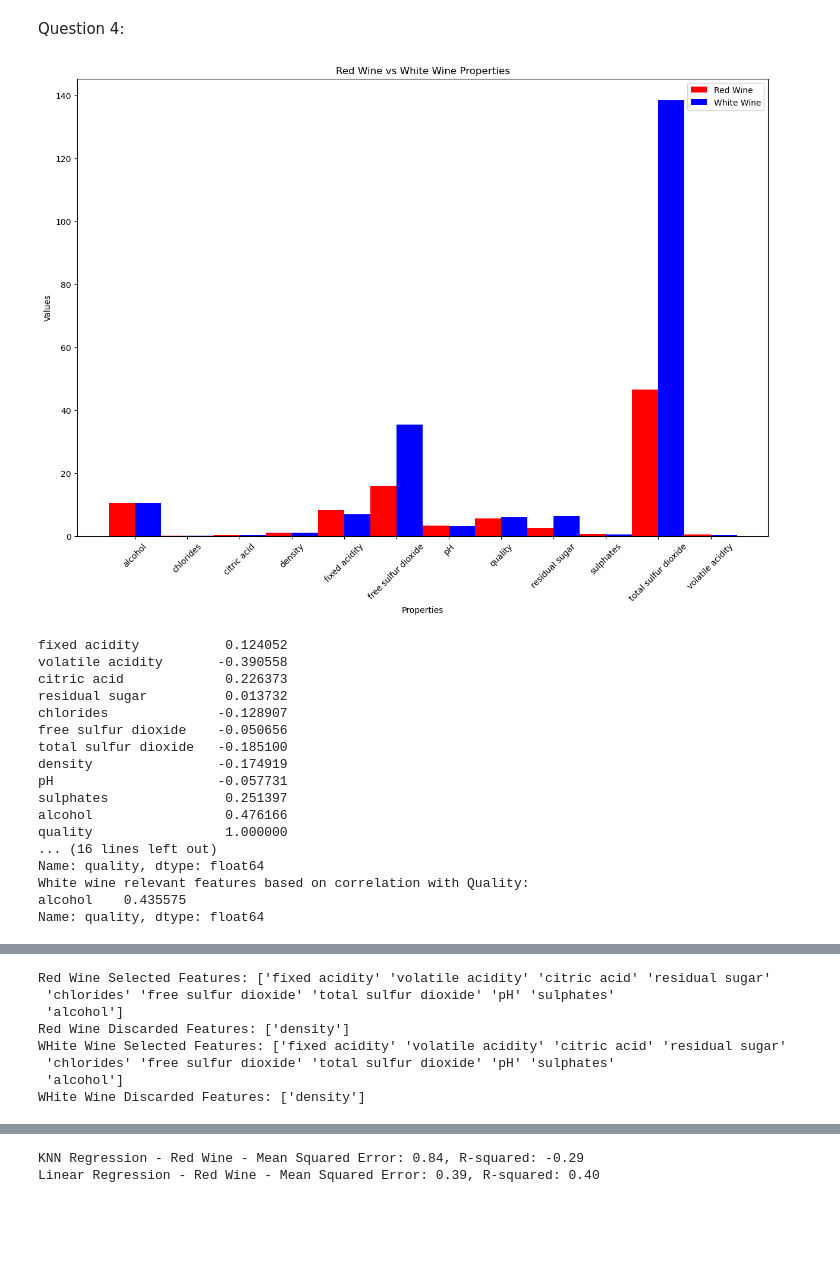
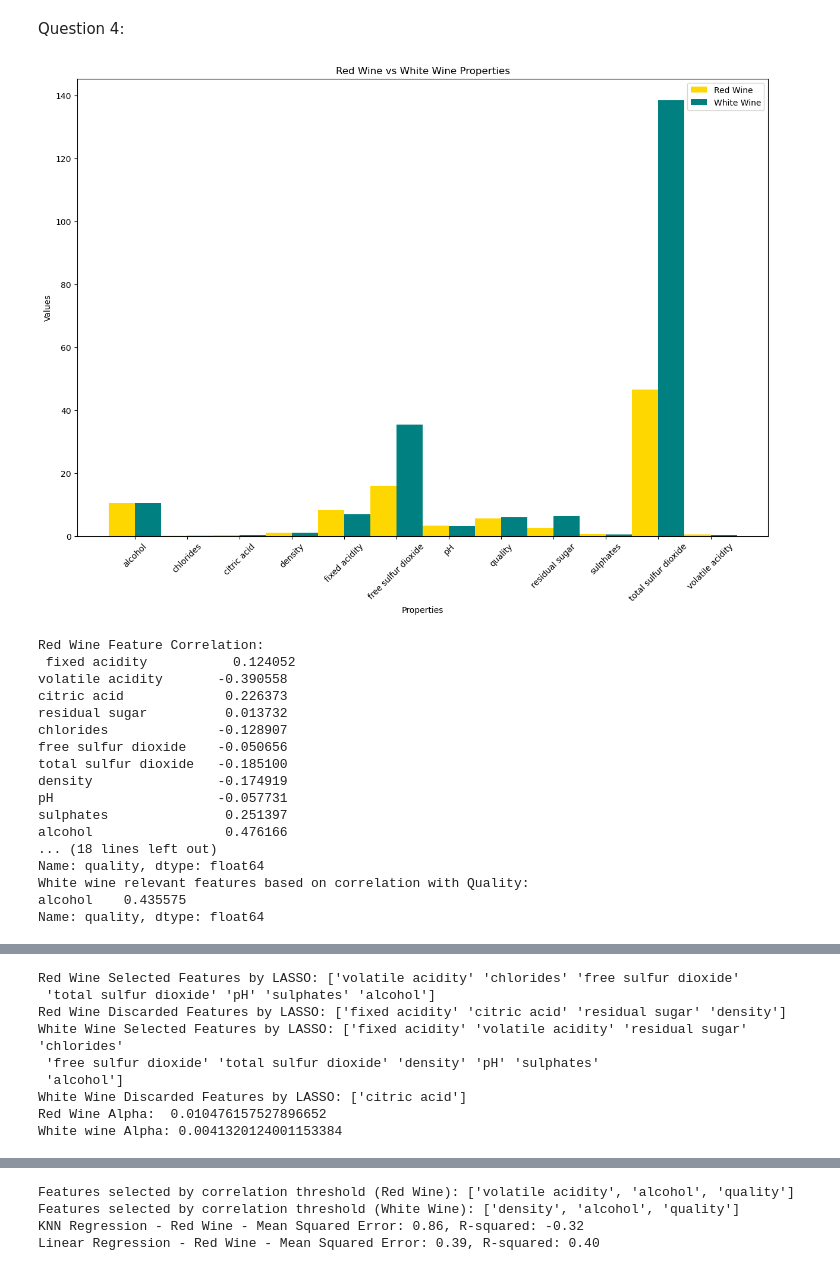
Before and after one commit to ahugari/DIAML, a Jupyter notebook: Assignment 6/miraguha_DIAML_Assignment6.ipynb, the cells around one changed output, grey strips where cells are left out. Saved outputs shown, nothing was run; the diff lists cells and outputs as text; code cells hidden in the pictures; blank space fills up the shorter version.

```diff
--- a/Assignment 6/miraguha_DIAML_Assignment6.ipynb
+++ b/Assignment 6/miraguha_DIAML_Assignment6.ipynb
@@ -597,11 +628,6 @@ import seaborn as sb
 red_df = pd.read_csv('data/winequality-red.csv', delimiter=';')
 white_df = pd.read_csv('data/winequality-white.csv', delimiter=';')
 
-# print(titan_df)
-# red_df['Source'] = 'Red'
-# white_df['Source'] = 'White'
-
-# add_red = red_df.drop(columns='Sales')
 
 agg_red = red_df.mean().reset_index()
 agg_white = white_df.mean().reset_index()
@@ -622,8 +648,8 @@ bar_width = 0.5
 x = np.arange(len(wine_types))
 
 plt.figure(figsize=(15,10))
-plt.bar(x-bar_width/2, red_properties, width=bar_width, label='Red Wine', color='red')
-plt.bar(x+bar_width/2, white_properties, width=bar_width, label='White Wine', color='blue')
+plt.bar(x-bar_width/2, red_properties, width=bar_width, label='Red Wine', color='gold')
+plt.bar(x+bar_width/2, white_properties, width=bar_width, label='White Wine', color='teal')
 
 plt.xlabel('Properties')
 plt.ylabel('Values')
@@ -641,9 +667,9 @@ red_cr_matrix = red_df_independent_vars.corr()
 white_cr_matrix = white_df_independent_vars.corr()
 
 red_cr_target = red_df.corr()['quality']
-print(red_cr_target)
+print("Red Wine Feature Correlation: \n", red_cr_target)
 white_cr_target = white_df.corr()['quality']
-print(white_cr_target)
+print("White Wine Feature Correlation: \n", white_cr_target)
 
 # setting lower threshold for strong correlation
 threshold = 0.3
@@ -678,13 +704,17 @@ X_red_wine = red_df[['fixed acidity', 'volatile acidity', 'citric acid','residua
 y_white_wine = white_df['quality']
 X_white_wine = white_df[['fixed acidity', 'volatile acidity','citric acid','residual sugar','chlorides','free sulfur dioxide','total sulfur dioxide','density','pH','sulphates','alcohol']]
 
+scaler = StandardScaler()
+X_red_scaled = scaler.fit_transform(X_red_wine)
+X_white_scaled = scaler.fit_transform(X_white_wine)
+
 # lasso regression for red wine with cross validation
 lasso_red_wine = LassoCV(alphas=np.logspace(-4, 4, 100), cv=10)
-lasso_red_wine.fit(X_red_wine, y_red_wine)
+lasso_red_wine.fit(X_red_scaled, y_red_wine)
 
 # lasso regression for white wine with cross validation
 lasso_white_wine = LassoCV(alphas=np.logspace(-4, 4, 100), cv=10)
-lasso_white_wine.fit(X_white_wine, y_white_wine)
+lasso_white_wine.fit(X_white_scaled, y_white_wine)
 
 
 # selected features for red wine
@@ -692,16 +722,16 @@ coefficients_red_wine = lasso_red_wine.coef_
 selected_features_red_wine = np.array(X_red_wine.columns)[coefficients_red_wine != 0]
 discarded_features_red_wine = np.array(X_red_wine.columns)[coefficients_red_wine == 0]
 
-print("Red Wine Selected Features:", selected_features_red_wine)
-print("Red Wine Discarded Features:", discarded_features_red_wine)
+print("Red Wine Selected Features by LASSO:", selected_features_red_wine)
+print("Red Wine Discarded Features by LASSO:", discarded_features_red_wine)
 
 # selected features for white wine
 coefficients_white_wine = lasso_white_wine.coef_
 selected_features_white_wine = np.array(X_white_wine.columns)[coefficients_white_wine != 0]
 discarded_features_white_wine = np.array(X_white_wine.columns)[coefficients_white_wine == 0]
 
-print("WHite Wine Selected Features:", selected_features_white_wine)
-print("WHite Wine Discarded Features:", discarded_features_white_wine)
+print("White Wine Selected Features by LASSO:", selected_features_white_wine)
+print("White Wine Discarded Features by LASSO:", discarded_features_white_wine)
 
 
 # calculate mse for red wine
@@ -711,6 +741,9 @@ mse_values_red_wine = lasso_red_wine.mse_path_.mean(axis=1)
 # calculate mse for white wine
 alphas_white_wine = lasso_white_wine.alphas_
 mse_values_white_wine = lasso_white_wine.mse_path_.mean(axis=1)
+
+print("Red Wine Alpha: ",lasso_red_wine.alpha_)
+print("White wine Alpha:",lasso_white_wine.alpha_)
 
 # plot mse vs lambda
 plt.figure(figsize=(12,5))
@@ -723,7 +756,7 @@ plt.xscale('log')
 plt.xlabel('Lambda')
 plt.ylabel('Mean Squared Error')
 plt.title('MSE vs Lambda for Red Wine')
-plt.axvline(x=lasso_red_wine.alpha_, color='red', linestyle='--', label='Optimal Lambda')
+plt.axvline(x=lasso_red_wine.alpha_, color='coral', linestyle='--', label='Optimal Lambda')
 plt.legend()
 
 # whitewine plot
@@ -734,13 +767,11 @@ plt.xscale('log')
 plt.xlabel('Lambda')
 plt.ylabel('Mean Squared Error')
 plt.title('MSE vs Lambda for White Wine')
-plt.axvline(x=lasso_white_wine.alpha_, color='red', linestyle='--', label='Optimal Lambda')
+plt.axvline(x=lasso_white_wine.alpha_, color='coral', linestyle='--', label='Optimal Lambda')
 plt.legend()
 
 plt.tight_layout()
 plt.show()
-
-
 
 
 # coefficent paths for red wine
@@ -798,36 +829,49 @@ plt.tight_layout()
 plt.show()
 
 
+correlation_threshold =0.3
+correlation_red = red_df.corr()['quality'].abs()
+selected_features_red_wine_cr = correlation_red[correlation_red > correlation_threshold].index.tolist()
+
+correlation_white = white_df.corr()['quality'].abs()
+selected_features_white_wine_cr = correlation_white[correlation_white > correlation_threshold].index.tolist()
+
+print("Features selected by correlation threshold (Red Wine):",selected_features_red_wine_cr)
+print("Features selected by correlation threshold (White Wine):", selected_features_white_wine_cr)
+
+
+
 # using selected features to construct KNN regression model for red wine
 X_red_wine_selected = red_df[selected_features_red_wine]
 y_a = red_df['quality']
 X_train_red_wine, X_test_red_wine, y_train_red_wine, y_test_red_wine = train_test_split(X_red_wine_selected, y_red_wine, test_size=0.2, random_state=42)
 
 knn_regressor_red_wine = KNeighborsClassifier(n_neighbors=5)
 knn_regressor_red_wine.fit(X_train_red_wine, y_train_red_wine)
 
 y_pred_red_wine = knn_regressor_red_wine.predict(X_test_red_wine)
 
 mse_red_wine = mse(y_test_red_wine, y_pred_red_wine)
 r2_red_wine = r2_score(y_test_red_wine, y_pred_red_wine)
 
 print(f"KNN Regression - Red Wine - Mean Squared Error: {mse_red_wine:.2f}, R-squared: {r2_red_wine:.2f}")
 
 
 # using selected features to construct KNN regression model for red wine
 
 lin_reg_red_wine = LinearRegression()
 lin_reg_red_wine.fit(X_train_red_wine, y_train_red_wine)
 
 y_pred_red_wine = lin_reg_red_wine.predict(X_test_red_wine)
 
 lr_mse_red_wine = mse(y_test_red_wine, y_pred_red_wine)
 lr_r2_red_wine = r2_score(y_test_red_wine, y_pred_red_wine)
 
 print(f"Linear Regression - Red Wine - Mean Squared Error: {lr_mse_red_wine:.2f}, R-squared: {lr_r2_red_wine:.2f}")
 # %% [output]
-[figure, old version]
+[figure, new version]
-fixed acidity           0.124052
+Red Wine Feature Correlation:
+ fixed acidity           0.124052
 volatile acidity       -0.390558
 citric acid             0.226373
 residual sugar          0.013732
@@ -838,19 +882,19 @@ density                -0.174919
 pH                     -0.057731
 sulphates               0.251397
 alcohol                 0.476166
-quality                 1.000000
-... (16 lines left out)
+... (18 lines left out)
 Name: quality, dtype: float64
 White wine relevant features based on correlation with Quality:
 alcohol    0.435575
 Name: quality, dtype: float64
 [figure]
 [figure]
-Red Wine Selected Features: ['fixed acidity' 'volatile acidity' 'citric acid' 'residual sugar'
- 'chlorides' 'free sulfur dioxide' 'total sulfur dioxide' 'pH' 'sulphates'
+Red Wine Selected Features by LASSO: ['volatile acidity' 'chlorides' 'free sulfur dioxide'
+ 'total sulfur dioxide' 'pH' 'sulphates' 'alcohol']
+Red Wine Discarded Features by LASSO: ['fixed acidity' 'citric acid' 'residual sugar' 'density']
+White Wine Selected Features by LASSO: ['fixed acidity' 'volatile acidity' 'residual sugar' 'chlorides'
+ 'free sulfur dioxide' 'total sulfur dioxide' 'density' 'pH' 'sulphates'
  'alcohol']
-Red Wine Discarded Features: ['density']
-WHite Wine Selected Features: ['fixed acidity' 'volatile acidity' 'citric acid' 'residual sugar'
- 'chlorides' 'free sulfur dioxide' 'total sulfur dioxide' 'pH' 'sulphates'
- 'alcohol']
-WHite Wine Discarded Features: ['density']
+White Wine Discarded Features by LASSO: ['citric acid']
+Red Wine Alpha:  0.010476157527896652
+White wine Alpha: 0.0041320124001153384
@@ -858,4 +902,6 @@ WHite Wine Discarded Features: ['density']
 [figure]
 [figure]
-KNN Regression - Red Wine - Mean Squared Error: 0.84, R-squared: -0.29
+Features selected by correlation threshold (Red Wine): ['volatile acidity', 'alcohol', 'quality']
+Features selected by correlation threshold (White Wine): ['density', 'alcohol', 'quality']
+KNN Regression - Red Wine - Mean Squared Error: 0.86, R-squared: -0.32
 Linear Regression - Red Wine - Mean Squared Error: 0.39, R-squared: 0.40
```
Also changed, not shown: parts of 3 cells of this notebook, 4 other files.
